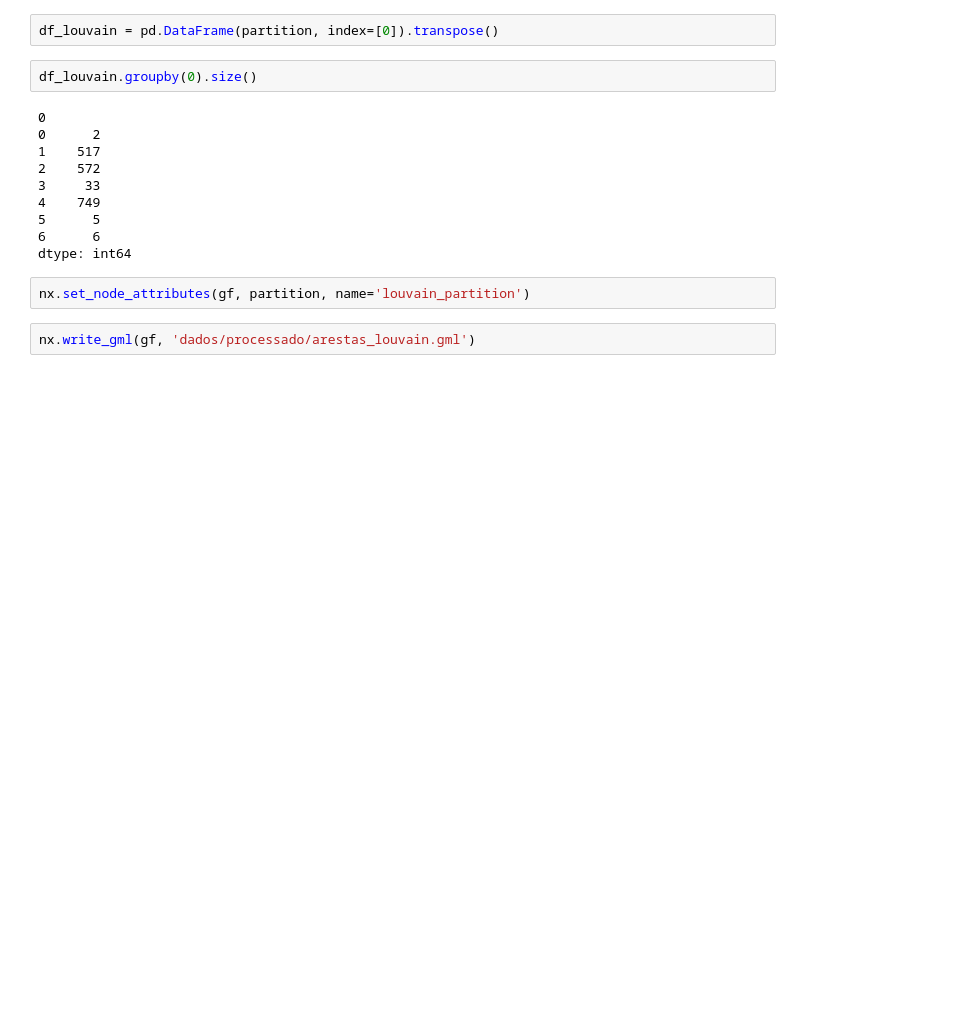
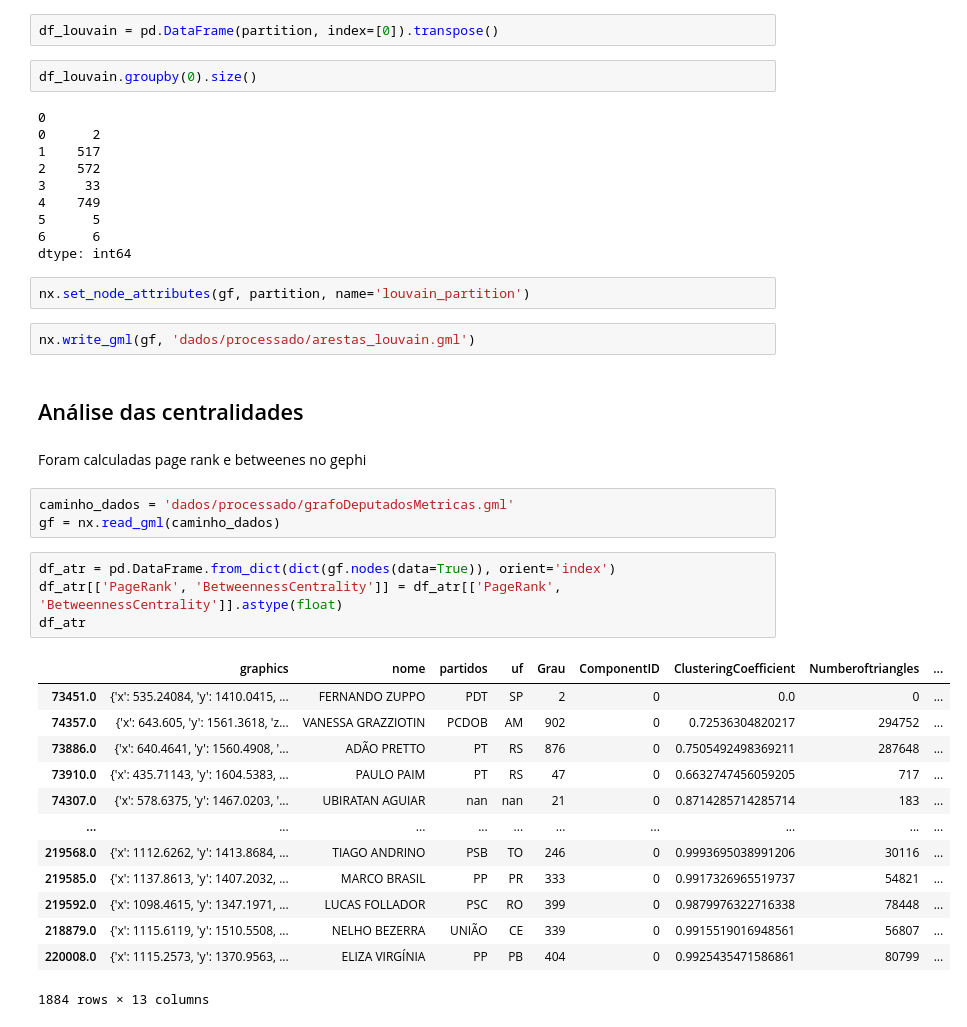
Before and after one commit to guilherme9718/rede-proposicoes-camara-federal, a Jupyter notebook: Análise da rede.ipynb, the cells around one changed output. Drawn from its saved outputs; the diff is of its cells as text; blank space fills up the shorter version.

Commit message:
Finalizar relatório e analizar centralidade de UF e partidos

```diff
--- a/Análise da rede.ipynb
+++ b/Análise da rede.ipynb
@@ -95,3 +95,28 @@ dtype: int64
 nx.set_node_attributes(gf, partition, name='louvain_partition')
 # %%
 nx.write_gml(gf, 'dados/processado/arestas_louvain.gml')
+# %% [markdown]
+## Análise das centralidades
+# %% [markdown]
+Foram calculadas page rank e betweenes no gephi
+# %%
+caminho_dados = 'dados/processado/grafoDeputadosMetricas.gml'
+gf = nx.read_gml(caminho_dados)
+# %%
+df_atr = pd.DataFrame.from_dict(dict(gf.nodes(data=True)), orient='index')
+df_atr[['PageRank', 'BetweennessCentrality']] = df_atr[['PageRank', 'BetweennessCentrality']].astype(float)
+df_atr
+# %% [output]
+|  | graphics | nome | partidos | uf | Grau | ComponentID | ClusteringCoefficient | Numberoftriangles | ... |
+| 73451.0 | {'x': 535.24084, 'y': 1410.0415, ... | FERNANDO ZUPPO | PDT | SP | 2 | 0 | 0.0 | 0 | ... |
+| 74357.0 | {'x': 643.605, 'y': 1561.3618, 'z... | VANESSA GRAZZIOTIN | PCDOB | AM | 902 | 0 | 0.72536304820217 | 294752 | ... |
+| 73886.0 | {'x': 640.4641, 'y': 1560.4908, '... | ADÃO PRETTO | PT | RS | 876 | 0 | 0.7505492498369211 | 287648 | ... |
+| 73910.0 | {'x': 435.71143, 'y': 1604.5383, ... | PAULO PAIM | PT | RS | 47 | 0 | 0.6632747456059205 | 717 | ... |
+| 74307.0 | {'x': 578.6375, 'y': 1467.0203, '... | UBIRATAN AGUIAR | nan | nan | 21 | 0 | 0.8714285714285714 | 183 | ... |
+| ... | ... | ... | ... | ... | ... | ... | ... | ... | ... |
+| 219568.0 | {'x': 1112.6262, 'y': 1413.8684, ... | TIAGO ANDRINO | PSB | TO | 246 | 0 | 0.9993695038991206 | 30116 | ... |
+| 219585.0 | {'x': 1137.8613, 'y': 1407.2032, ... | MARCO BRASIL | PP | PR | 333 | 0 | 0.9917326965519737 | 54821 | ... |
+| 219592.0 | {'x': 1098.4615, 'y': 1347.1971, ... | LUCAS FOLLADOR | PSC | RO | 399 | 0 | 0.9879976322716338 | 78448 | ... |
+| 218879.0 | {'x': 1115.6119, 'y': 1510.5508, ... | NELHO BEZERRA | UNIÃO | CE | 339 | 0 | 0.9915519016948561 | 56807 | ... |
+| 220008.0 | {'x': 1115.2573, 'y': 1370.9563, ... | ELIZA VIRGÍNIA | PP | PB | 404 | 0 | 0.9925435471586861 | 80799 | ... |
+1884 rows × 13 columns
```
Also changed, not shown: parts of 9 cells of this notebook, 5 other files.
